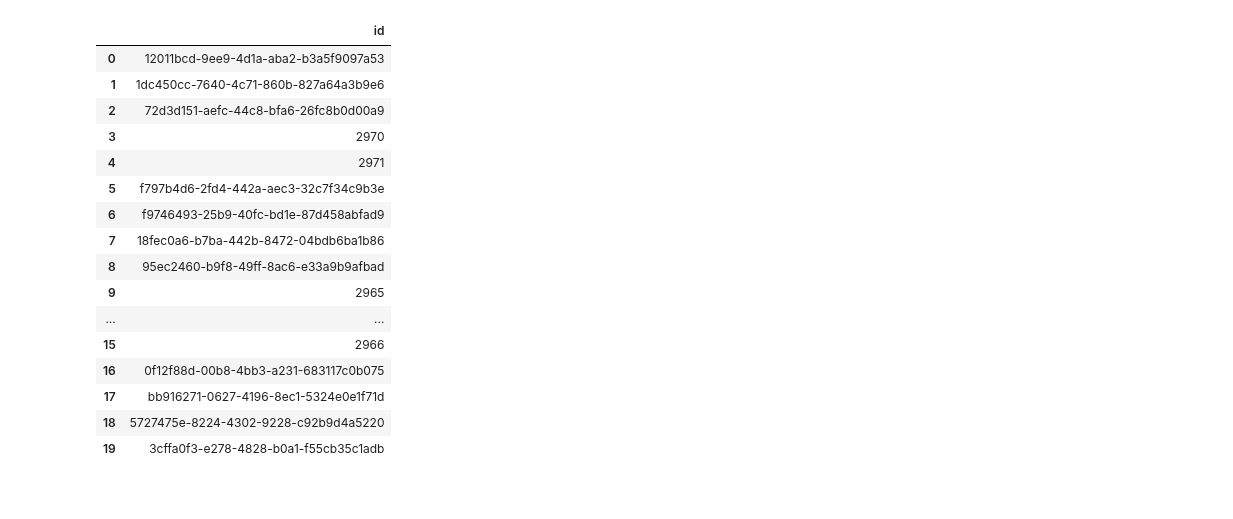
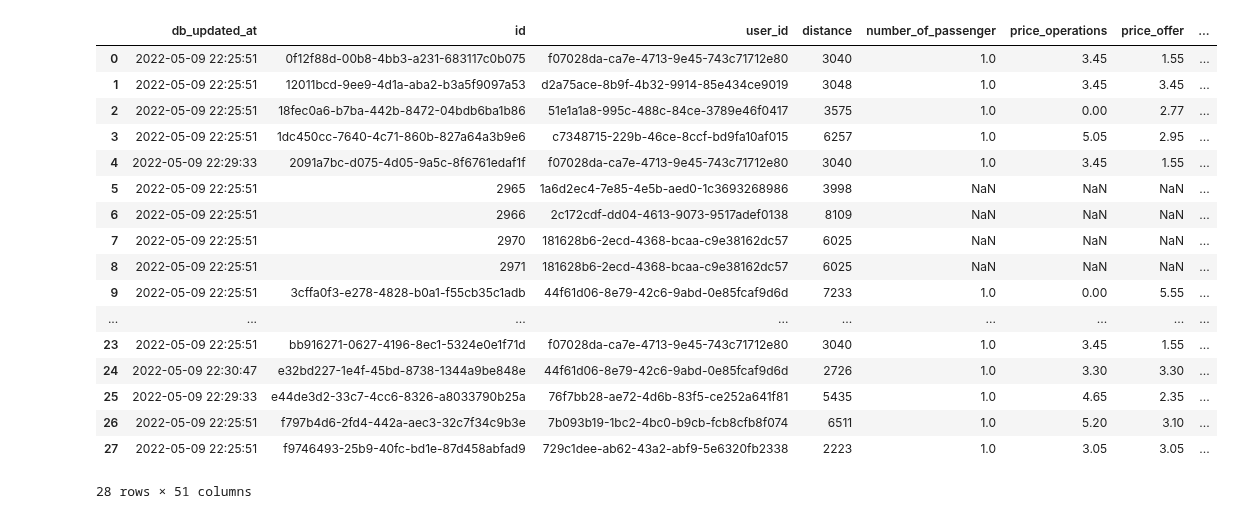
Before and after one commit to Lukas-Dierkes/vehicle-stream-team-project, a Jupyter notebook: vehicle_stream_pipeline/test_database.ipynb, the cells around one changed output. Drawn from its saved outputs; the diff is of its cells as text; code cells hidden in the pictures.

Commit message:
added column 'db_updated_at'

```diff
--- a/vehicle_stream_pipeline/test_database.ipynb
+++ b/vehicle_stream_pipeline/test_database.ipynb
@@ -70,21 +71,22 @@ query_df
 # %%
-query_df = Database.query_dataframe('rides','select id from rides')
+query_df = Database.query_dataframe('rides')
 query_df
 # %% [output]
-|  | id |
-| 0 | 12011bcd-9ee9-4d1a-aba2-b3a5f9097a53 |
-| 1 | 1dc450cc-7640-4c71-860b-827a64a3b9e6 |
-| 2 | 72d3d151-aefc-44c8-bfa6-26fc8b0d00a9 |
-| 3 | 2970 |
-| 4 | 2971 |
-| 5 | f797b4d6-2fd4-442a-aec3-32c7f34c9b3e |
-| 6 | f9746493-25b9-40fc-bd1e-87d458abfad9 |
-| 7 | 18fec0a6-b7ba-442b-8472-04bdb6ba1b86 |
-| 8 | 95ec2460-b9f8-49ff-8ac6-e33a9b9afbad |
-| 9 | 2965 |
-| ... | ... |
-| 15 | 2966 |
-| 16 | 0f12f88d-00b8-4bb3-a231-683117c0b075 |
-| 17 | bb916271-0627-4196-8ec1-5324e0e1f71d |
-| 18 | 5727475e-8224-4302-9228-c92b9d4a5220 |
-| 19 | 3cffa0f3-e278-4828-b0a1-f55cb35c1adb |
+|  | db_updated_at | id | user_id | distance | number_of_passenger | price_operations | price_offer | ... |
+| 0 | 2022-05-09 22:25:51 | 0f12f88d-00b8-4bb3-a231-683117c0b075 | f07028da-ca7e-4713-9e45-743c71712e80 | 3040 | 1.0 | 3.45 | 1.55 | ... |
+| 1 | 2022-05-09 22:25:51 | 12011bcd-9ee9-4d1a-aba2-b3a5f9097a53 | d2a75ace-8b9f-4b32-9914-85e434ce9019 | 3048 | 1.0 | 3.45 | 3.45 | ... |
+| 2 | 2022-05-09 22:25:51 | 18fec0a6-b7ba-442b-8472-04bdb6ba1b86 | 51e1a1a8-995c-488c-84ce-3789e46f0417 | 3575 | 1.0 | 0.00 | 2.77 | ... |
+| 3 | 2022-05-09 22:25:51 | 1dc450cc-7640-4c71-860b-827a64a3b9e6 | c7348715-229b-46ce-8ccf-bd9fa10af015 | 6257 | 1.0 | 5.05 | 2.95 | ... |
+| 4 | 2022-05-09 22:29:33 | 2091a7bc-d075-4d05-9a5c-8f6761edaf1f | f07028da-ca7e-4713-9e45-743c71712e80 | 3040 | 1.0 | 3.45 | 1.55 | ... |
+| 5 | 2022-05-09 22:25:51 | 2965 | 1a6d2ec4-7e85-4e5b-aed0-1c3693268986 | 3998 | NaN | NaN | NaN | ... |
+| 6 | 2022-05-09 22:25:51 | 2966 | 2c172cdf-dd04-4613-9073-9517adef0138 | 8109 | NaN | NaN | NaN | ... |
+| 7 | 2022-05-09 22:25:51 | 2970 | 181628b6-2ecd-4368-bcaa-c9e38162dc57 | 6025 | NaN | NaN | NaN | ... |
+| 8 | 2022-05-09 22:25:51 | 2971 | 181628b6-2ecd-4368-bcaa-c9e38162dc57 | 6025 | NaN | NaN | NaN | ... |
+| 9 | 2022-05-09 22:25:51 | 3cffa0f3-e278-4828-b0a1-f55cb35c1adb | 44f61d06-8e79-42c6-9abd-0e85fcaf9d6d | 7233 | 1.0 | 0.00 | 5.55 | ... |
+| ... | ... | ... | ... | ... | ... | ... | ... | ... |
+| 23 | 2022-05-09 22:25:51 | bb916271-0627-4196-8ec1-5324e0e1f71d | f07028da-ca7e-4713-9e45-743c71712e80 | 3040 | 1.0 | 3.45 | 1.55 | ... |
+| 24 | 2022-05-09 22:30:47 | e32bd227-1e4f-45bd-8738-1344a9be848e | 44f61d06-8e79-42c6-9abd-0e85fcaf9d6d | 2726 | 1.0 | 3.30 | 3.30 | ... |
+| 25 | 2022-05-09 22:29:33 | e44de3d2-33c7-4cc6-8326-a8033790b25a | 76f7bb28-ae72-4d6b-83f5-ce252a641f81 | 5435 | 1.0 | 4.65 | 2.35 | ... |
+| 26 | 2022-05-09 22:25:51 | f797b4d6-2fd4-442a-aec3-32c7f34c9b3e | 7b093b19-1bc2-4bc0-b9cb-fcb8cfb8f074 | 6511 | 1.0 | 5.20 | 3.10 | ... |
+| 27 | 2022-05-09 22:25:51 | f9746493-25b9-40fc-bd1e-87d458abfad9 | 729c1dee-ab62-43a2-abf9-5e6320fb2338 | 2223 | 1.0 | 3.05 | 3.05 | ... |
+28 rows × 51 columns
```
Also changed, not shown: parts of 5 cells of this notebook, 1 other file.
